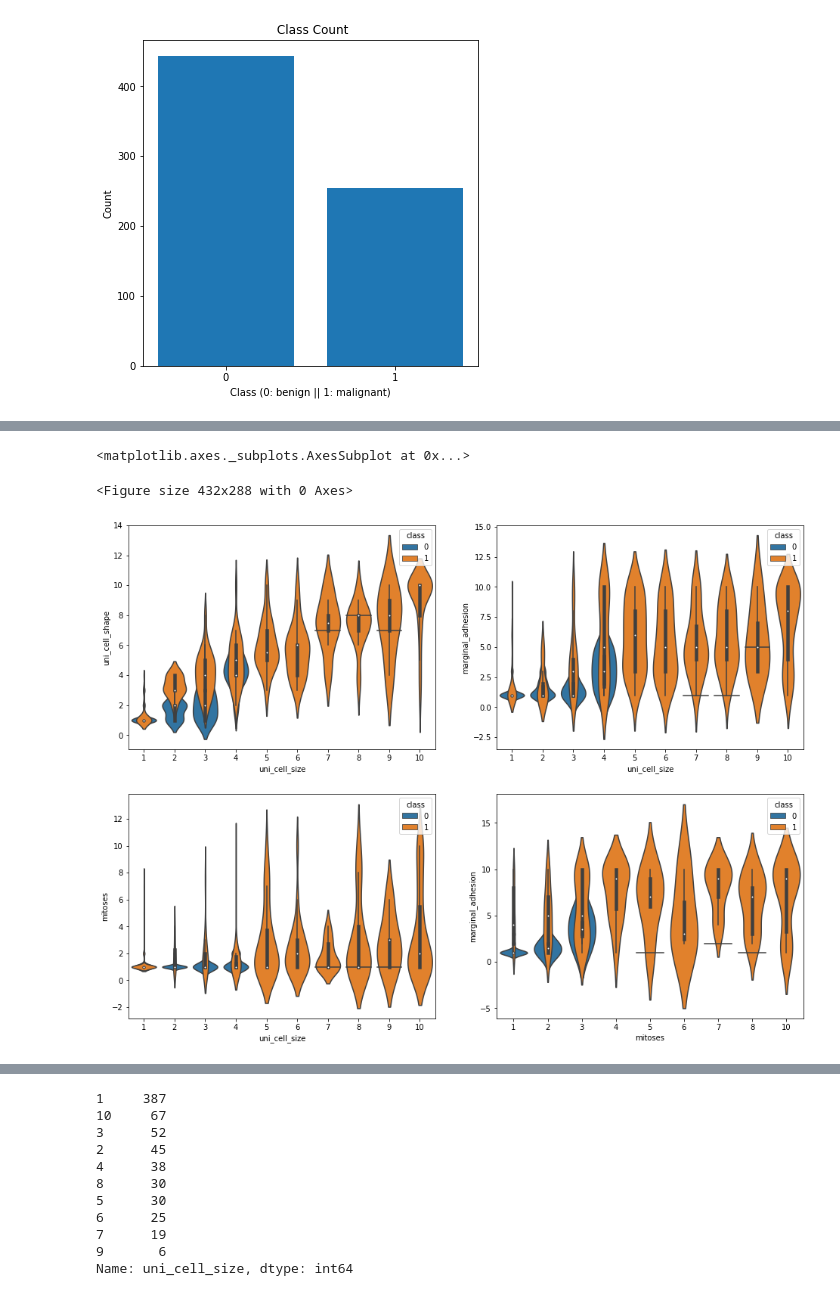
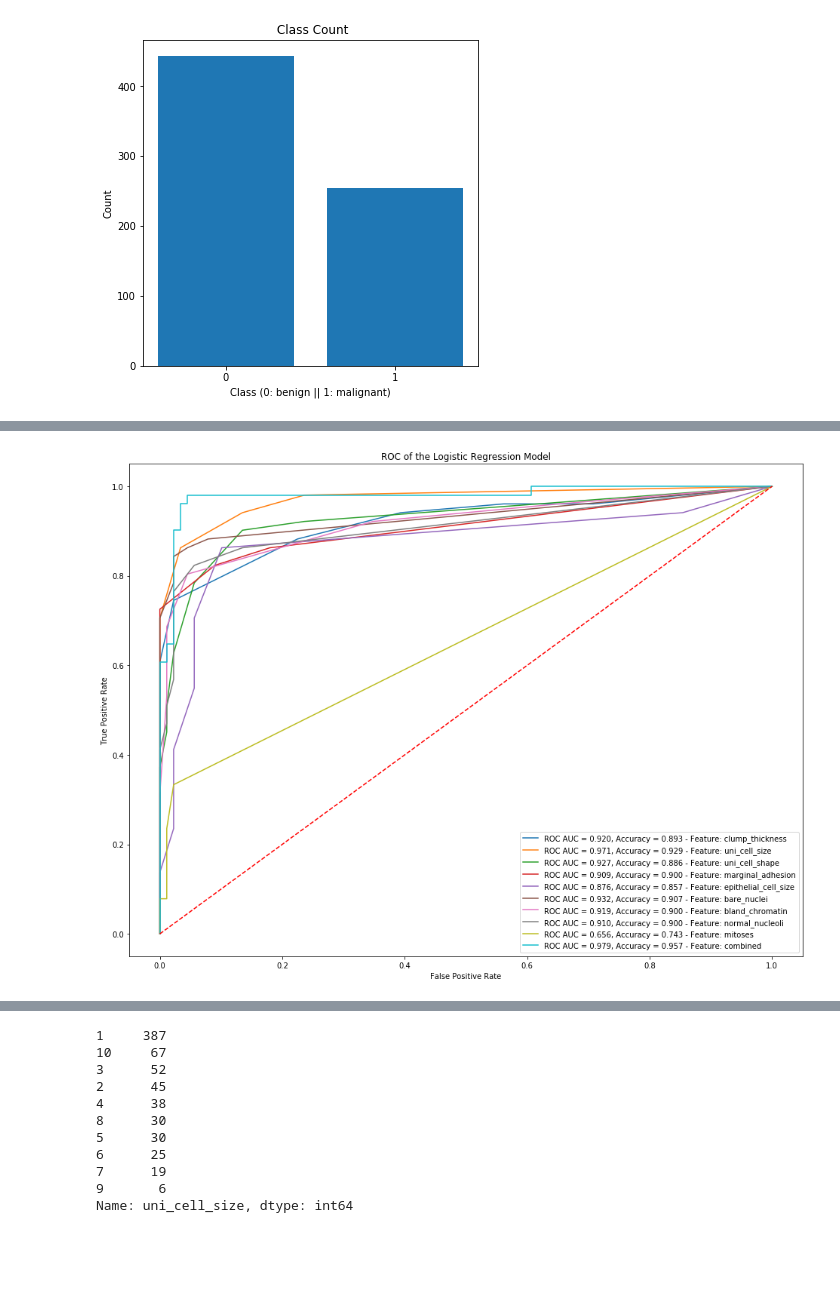
Before and after one commit to calldrj/NSF.Summer.2020, a Jupyter notebook: HW_12.ipynb, the cells around one changed output, grey strips where cells are left out. Drawn from its saved outputs; the diff is of its cells as text; code cells hidden in the pictures; blank space fills up the shorter version.

```diff
--- a/HW_12.ipynb
+++ b/HW_12.ipynb
@@ -258,11 +245,56 @@ features
-# %%
-plt.clf()
-fig, axes = plt.subplots(2, 2, figsize=(16, 12))
-sns.violinplot(data=X, x='uni_cell_size', y='uni_cell_shape',    hue='class', dodge=False, ax = axes[0][0])
-sns.violinplot(data=X, x='uni_cell_size', y='marginal_adhesion', hue='class', dodge=False, ax = axes[0][1])
-sns.violinplot(data=X, x='uni_cell_size', y='mitoses',   hue='class', dodge=False, ax = axes[1][0])
-sns.violinplot(data=X, x='mitoses', y='marginal_adhesion', hue='class', dodge=False, ax = axes[1][1])
-# %% [output]
-<matplotlib.axes._subplots.AxesSubplot at 0x...>
-<Figure size 432x288 with 0 Axes>
-[figure, removed]
+# %%
+from sklearn.linear_model import LogisticRegression
+from sklearn.naive_bayes import GaussianNB
+from sklearn.neighbors import KNeighborsClassifier
+from sklearn.model_selection import train_test_split
+from sklearn.metrics import roc_auc_score, accuracy_score, roc_curve
+
+# Create a features list
+features = X.columns.to_list()[1:-1]
+features.append('combined')
+
+lr = LogisticRegression()
+nb = GaussianNB()
+kn = KNeighborsClassifier()
+
+model_list = [lr, nb, kn]
+
+for col in features:
+
+    # Select all features at the end (col == 'combined'), or single feature otherwise
+    X_split = X[features[:-1]] if col == 'combined' else X[[col]]
+
+    # Split the dataset
+    X_train, X_test, y_train, y_test = train_test_split(X_split, X['class'], test_size=.2,
+                                                        shuffle=True, stratify=X['class'])
+
+    # Instantiate the model
+    lr = LogisticRegression()
+
+    # Train the model
+    lr.fit(X_train, y_train)
+
+    # Predict the model
+    y_pred = lr.predict(X_test)
+    y_scores = lr.predict_proba(X_test)
+
+    # Computer the accuracy, roc_auc, fpr, tpr of the prediction
+    acc_score = accuracy_score(y_test, y_pred)
+    roc_auc = roc_auc_score(y_test, y_scores[:, 1])
+    fpr, tpr, _ = roc_curve(y_test, y_scores[:, 1])
+
+
+    # Plot the ROC curves
+    plt.plot(fpr, tpr, label='ROC AUC = {:.3f}, Accuracy = {:.3f} - Feature: {}'.\
+             format(roc_auc, acc_score, col))
+    plt.xlabel('False Positive Rate')
+    plt.ylabel('True Positive Rate')
+    plt.title('ROC of the Logistic Regression Model')
+    plt.grid()
+    plt.legend()
+
+plt.plot([0, 1], [0, 1], linestyle='dashed', color='red', label='random guessing')
+plt.gcf().set_size_inches(16, 12)
+plt.show()
+# %% [output]
+[figure, added]
```
Also changed, not shown: parts of 3 cells of this notebook.
